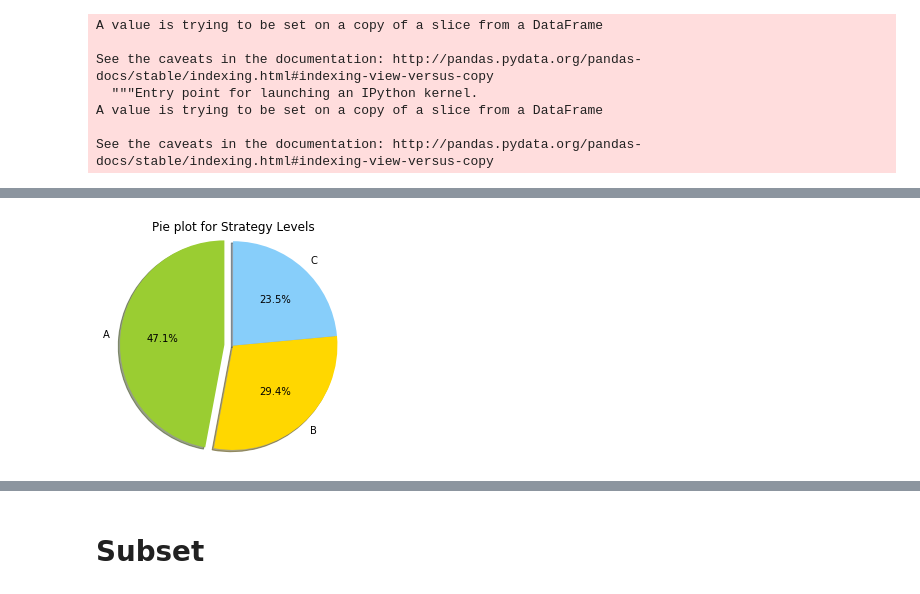
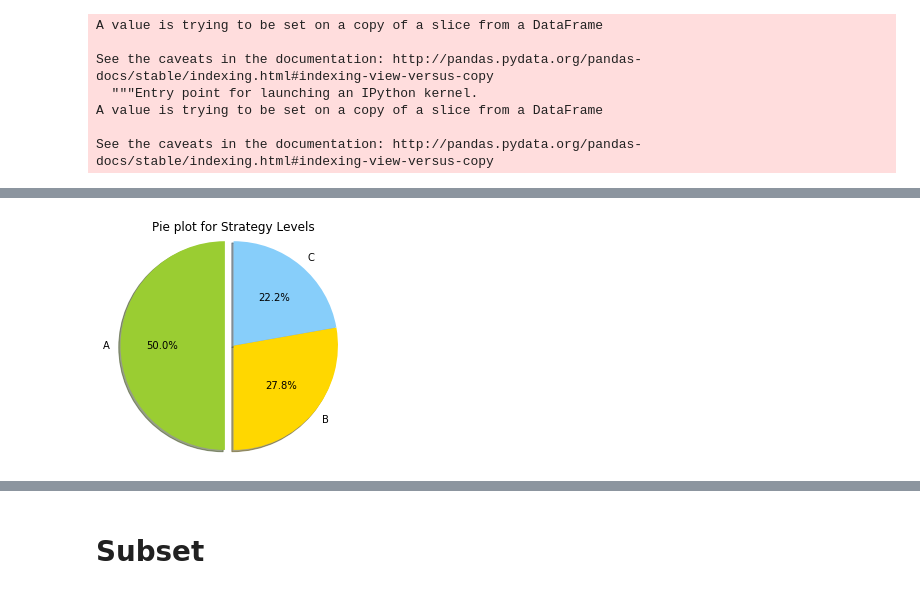
Before and after one commit to randomForester/Defect-detection, a Jupyter notebook: GroupBy/PORE_Final_V2.ipynb, the cells around one changed output, grey strips where cells are left out. Saved outputs shown, nothing was run; the diff lists cells and outputs as text; code cells hidden in the pictures.

```diff
--- a/GroupBy/PORE_Final_V2.ipynb
+++ b/GroupBy/PORE_Final_V2.ipynb
@@ -332,18 +336,18 @@ B    5
 C    4
 Name: Strategy_NEW, dtype: int64
 # %%
-vals = [8, 5, 4]
+vals = [9, 5, 4]
 fig, ax = plt.subplots()
 labels = 'A', 'B', 'C'
 colors = ['yellowgreen', 'gold', 'lightskyblue']
 explode = (0.1, 0, 0)
 
 ax.pie(vals, explode=explode, labels=labels, colors=colors,autopct='%1.1f%%', shadow=True, startangle=90,radius=1.2)
 ax.set(aspect="equal", title='Pie plot for Strategy Levels')
 
 plt.show()
 # %% [output]
-[figure, old version]
+[figure, new version]
 # %%
 int_data2['Section_NEW'].value_counts()
 # %% [output]
```
Also changed, not shown: parts of 36 cells of this notebook.
